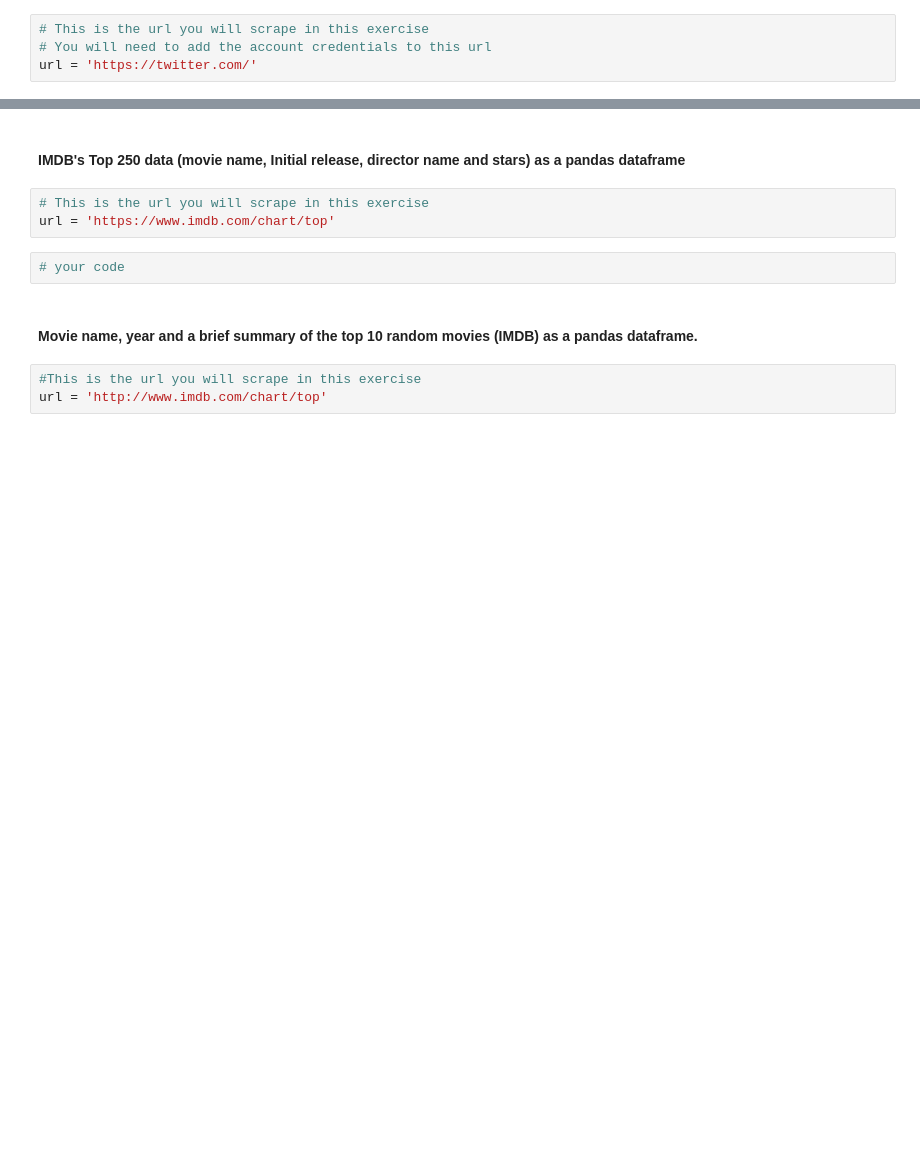
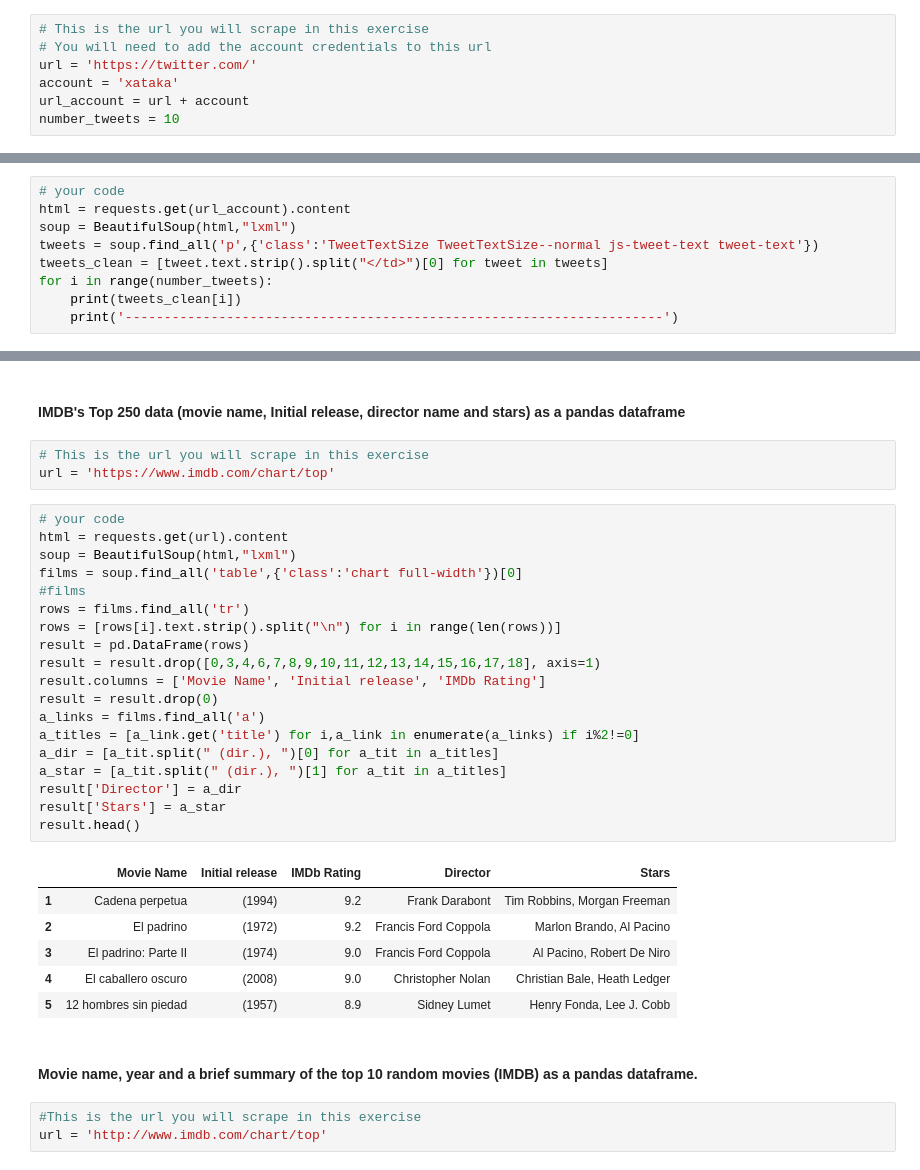
Before and after one commit to ta-datapt-bcn/lab-web-scraping, a Jupyter notebook: your-code/main.ipynb, the cells around one changed output, grey strips where cells are left out. Saved outputs shown, nothing was run; the diff lists cells and outputs as text; blank space fills up the shorter version.

```diff
--- a/your-code/main.ipynb
+++ b/your-code/main.ipynb
@@ -645,3 +631,6 @@ result.head(12)
 # This is the url you will scrape in this exercise
 # You will need to add the account credentials to this url
 url = 'https://twitter.com/'
+account = 'xataka'
+url_account = url + account
+number_tweets = 10
@@ -649,0 +637,9 @@ url = 'https://twitter.com/'
+# %%
+# your code
+html = requests.get(url_account).content
+soup = BeautifulSoup(html,"lxml")
+tweets = soup.find_all('p',{'class':'TweetTextSize TweetTextSize--normal js-tweet-text tweet-text'})
+tweets_clean = [tweet.text.strip().split("</td>")[0] for tweet in tweets]
+for i in range(number_tweets):
+    print(tweets_clean[i])
+    print('---------------------------------------------------------------------')
@@ -652,8 +669,32 @@ url = 'https://twitter.com/'
 # %%
 # This is the url you will scrape in this exercise
 url = 'https://www.imdb.com/chart/top'
-# %%
-# your code
+# %%
+# your code
+html = requests.get(url).content
+soup = BeautifulSoup(html,"lxml")
+films = soup.find_all('table',{'class':'chart full-width'})[0]
+#films
+rows = films.find_all('tr')
+rows = [rows[i].text.strip().split("\n") for i in range(len(rows))]
+result = pd.DataFrame(rows)
+result = result.drop([0,3,4,6,7,8,9,10,11,12,13,14,15,16,17,18], axis=1)
+result.columns = ['Movie Name', 'Initial release', 'IMDb Rating']
+result = result.drop(0)
+a_links = films.find_all('a')
+a_titles = [a_link.get('title') for i,a_link in enumerate(a_links) if i%2!=0]
+a_dir = [a_tit.split(" (dir.), ")[0] for a_tit in a_titles]
+a_star = [a_tit.split(" (dir.), ")[1] for a_tit in a_titles]
+result['Director'] = a_dir
+result['Stars'] = a_star
+result.head()
+# %% [output]
+|  | Movie Name | Initial release | IMDb Rating | Director | Stars |
+| 1 | Cadena perpetua | (1994) | 9.2 | Frank Darabont | Tim Robbins, Morgan Freeman |
+| 2 | El padrino | (1972) | 9.2 | Francis Ford Coppola | Marlon Brando, Al Pacino |
+| 3 | El padrino: Parte II | (1974) | 9.0 | Francis Ford Coppola | Al Pacino, Robert De Niro |
+| 4 | El caballero oscuro | (2008) | 9.0 | Christopher Nolan | Christian Bale, Heath Ledger |
+| 5 | 12 hombres sin piedad | (1957) | 8.9 | Sidney Lumet | Henry Fonda, Lee J. Cobb |
 # %% [markdown]
 #### Movie name, year and a brief summary of the top 10 random movies (IMDB) as a pandas dataframe.
 # %%
```
Also changed, not shown: parts of 12 cells of this notebook.
